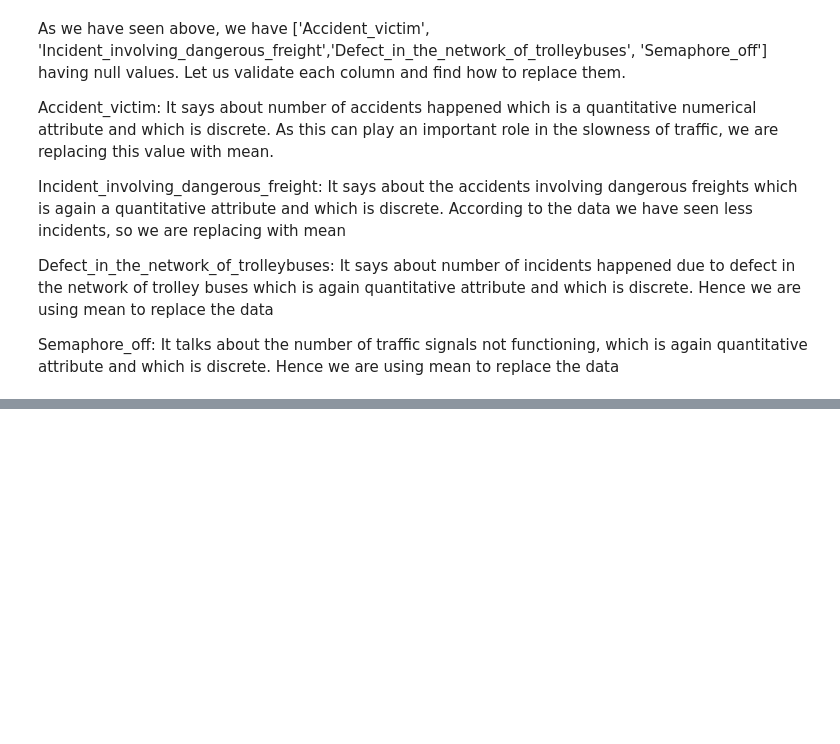
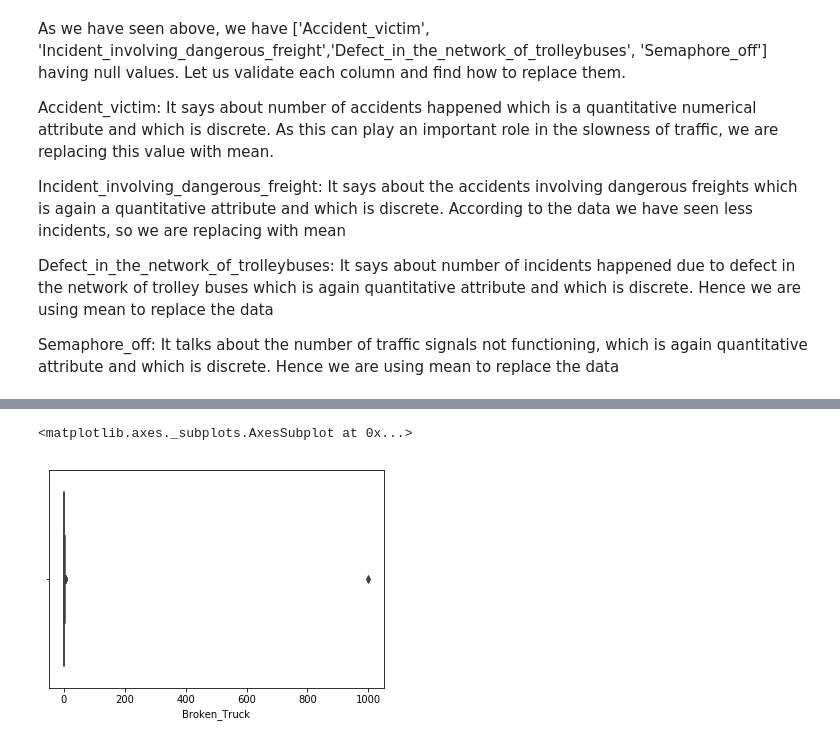
Before and after one commit to kavyapenujuru/TrafficPrediction, a Jupyter notebook: ReplacingEmptyValues.ipynb, the cells around one changed output, grey strips where cells are left out. Cells and saved outputs as stored; diff of their text form; code cells hidden in the pictures; blank space fills up the shorter version.

Commit message:
Adding some more changes and removing outliers

```diff
--- a/ReplacingEmptyValues.ipynb
+++ b/ReplacingEmptyValues.ipynb
@@ -108,0 +144,12 @@ data['Semaphore_off'].replace(" ", float(mean), inplace = True)
+# %%
+data_working['Vehicle_excess'] = data_working['Vehicle_excess'].str.strip()
+data_working['Vehicle_excess'].replace('T', 1, inplace = True)
+data_working['Vehicle_excess'].replace('F', 0, inplace = True)
+data_working['Vehicle_excess'].replace('f', 0, inplace = True)
+# %%
+data_working['Running_over'] = data_working['Running_over'].str.strip()
+data_working['Running_over'].replace('NO', 0.0, inplace = True)
+# %%
+data_working['Fire_vehicles'] = data_working['Fire_vehicles'].str.strip()
+data_working['Fire_vehicles'].replace('NO', 0.0, inplace = True)
+data_working['Fire_vehicles'].replace('YES', 1.0, inplace = True)
@@ -108,0 +178,4 @@ data['Semaphore_off'].replace(" ", float(mean), inplace = True)
+# %%
+data_working['Hour']= data_working['Hour'].replace(':','.', regex=True).astype("float")
+data_working['Running_over'] = data_working['Running_over'].astype('float')
+data_working['Fire_vehicles'] = data_working['Fire_vehicles'].astype('float')
@@ -108,0 +201,7 @@ data['Semaphore_off'].replace(" ", float(mean), inplace = True)
+# %%
+#Find IQR and outliers
+import seaborn as sns
+sns.boxplot(data_working['Broken_Truck'])
+# %% [output]
+<matplotlib.axes._subplots.AxesSubplot at 0x...>
+[figure, added]
```
Also changed, not shown: parts of 12 cells of this notebook.
